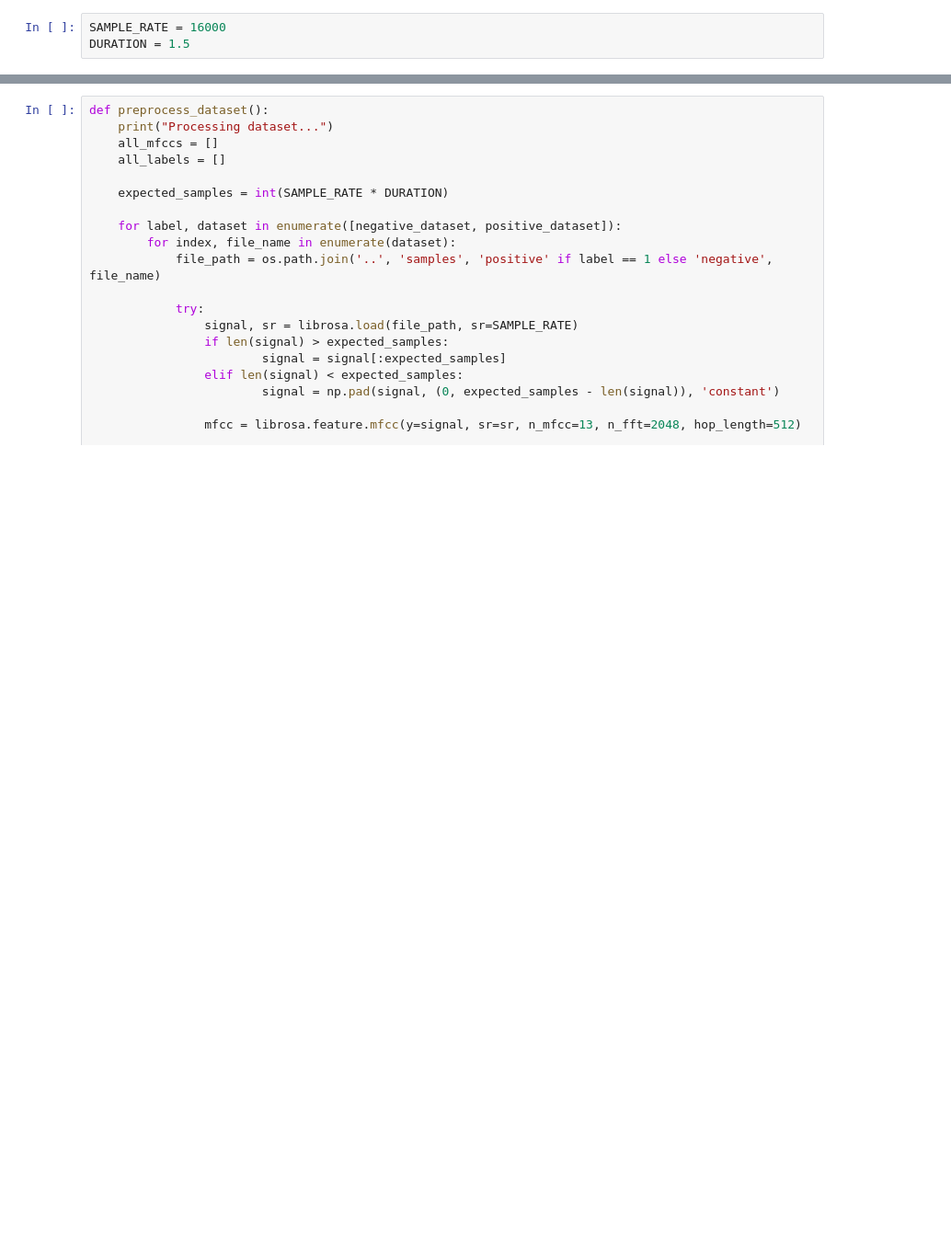
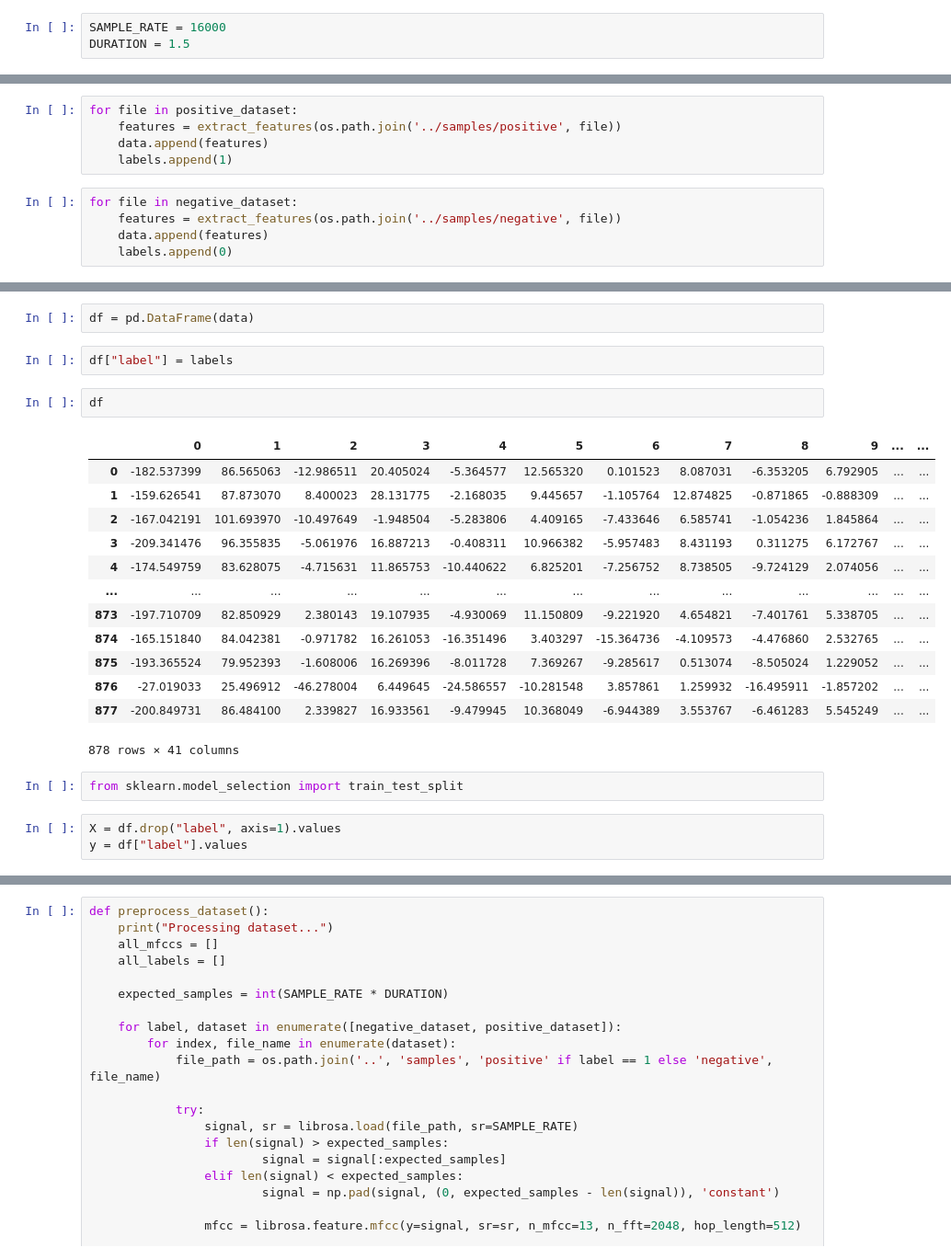
Before and after one commit to adityasharma-tech/wakeword-model-training, a Jupyter notebook: src/main.ipynb, the cells around one changed output, grey strips where cells are left out. Shown: that part at 92% size. Cells and saved outputs as stored; diff of their text form; blank space fills up the shorter version.

```diff
--- a/src/main.py.ipynb
+++ b/src/main.ipynb
@@ -10,0 +24,10 @@ DURATION = 1.5
+# %%
+for file in positive_dataset:
+    features = extract_features(os.path.join('../samples/positive', file))
+    data.append(features)
+    labels.append(1)
+# %%
+for file in negative_dataset:
+    features = extract_features(os.path.join('../samples/negative', file))
+    data.append(features)
+    labels.append(0)
@@ -10,0 +48,25 @@ DURATION = 1.5
+# %%
+df = pd.DataFrame(data)
+# %%
+df["label"] = labels
+# %%
+df
+# %% [output]
+|  | 0 | 1 | 2 | 3 | 4 | 5 | 6 | 7 | 8 | 9 | ... | ... |
+| 0 | -182.537399 | 86.565063 | -12.986511 | 20.405024 | -5.364577 | 12.565320 | 0.101523 | 8.087031 | -6.353205 | 6.792905 | ... | ... |
+| 1 | -159.626541 | 87.873070 | 8.400023 | 28.131775 | -2.168035 | 9.445657 | -1.105764 | 12.874825 | -0.871865 | -0.888309 | ... | ... |
+| 2 | -167.042191 | 101.693970 | -10.497649 | -1.948504 | -5.283806 | 4.409165 | -7.433646 | 6.585741 | -1.054236 | 1.845864 | ... | ... |
+| 3 | -209.341476 | 96.355835 | -5.061976 | 16.887213 | -0.408311 | 10.966382 | -5.957483 | 8.431193 | 0.311275 | 6.172767 | ... | ... |
+| 4 | -174.549759 | 83.628075 | -4.715631 | 11.865753 | -10.440622 | 6.825201 | -7.256752 | 8.738505 | -9.724129 | 2.074056 | ... | ... |
+| ... | ... | ... | ... | ... | ... | ... | ... | ... | ... | ... | ... | ... |
+| 873 | -197.710709 | 82.850929 | 2.380143 | 19.107935 | -4.930069 | 11.150809 | -9.221920 | 4.654821 | -7.401761 | 5.338705 | ... | ... |
+| 874 | -165.151840 | 84.042381 | -0.971782 | 16.261053 | -16.351496 | 3.403297 | -15.364736 | -4.109573 | -4.476860 | 2.532765 | ... | ... |
+| 875 | -193.365524 | 79.952393 | -1.608006 | 16.269396 | -8.011728 | 7.369267 | -9.285617 | 0.513074 | -8.505024 | 1.229052 | ... | ... |
+| 876 | -27.019033 | 25.496912 | -46.278004 | 6.449645 | -24.586557 | -10.281548 | 3.857861 | 1.259932 | -16.495911 | -1.857202 | ... | ... |
+| 877 | -200.849731 | 86.484100 | 2.339827 | 16.933561 | -9.479945 | 10.368049 | -6.944389 | 3.553767 | -6.461283 | 5.545249 | ... | ... |
+878 rows × 41 columns
+# %%
+from sklearn.model_selection import train_test_split
+# %%
+X = df.drop("label", axis=1).values
+y = df["label"].values
```
Also changed, not shown: parts of 16 cells of this notebook, 2 other files.
